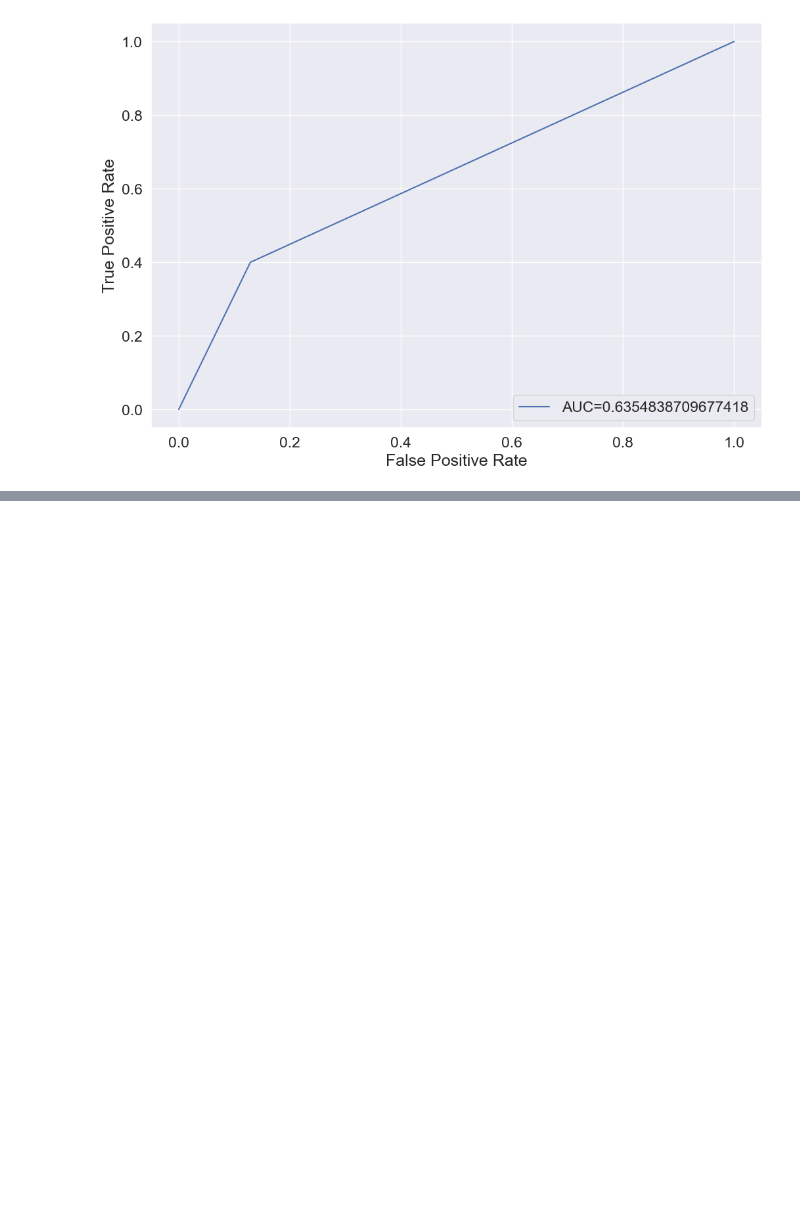
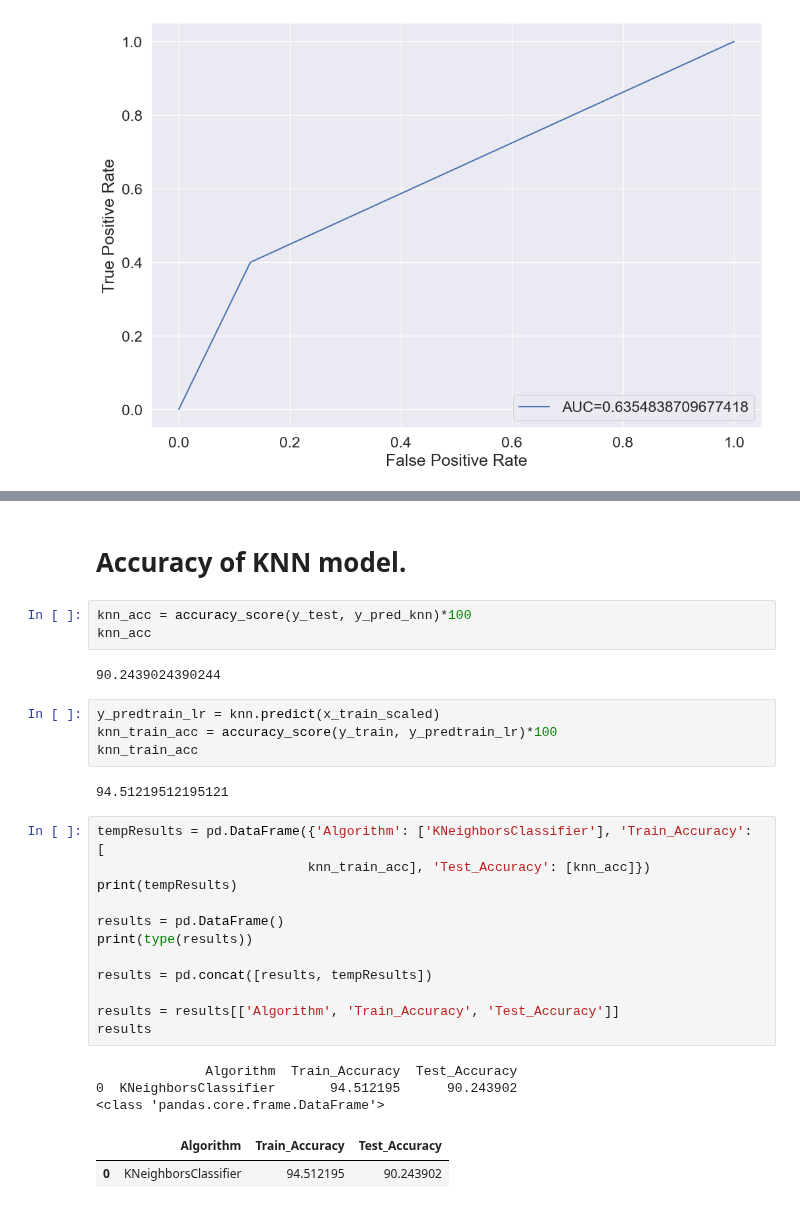
Before and after one commit to n8fury/MVP_Predictor-T20_Mens_Worldcup_2022, a Jupyter notebook: Notebooks/models.ipynb, the cells around one changed output, grey strips where cells are left out. Saved outputs shown, nothing was run; the diff lists cells and outputs as text; blank space fills up the shorter version.

```diff
--- a/Notebooks/models.ipynb
+++ b/Notebooks/models.ipynb
@@ -400,0 +435,31 @@ plt.show()
+# %% [markdown]
+# Accuracy of KNN model.
+# %%
+knn_acc = accuracy_score(y_test, y_pred_knn)*100
+knn_acc
+# %% [output]
+90.2439024390244
+# %%
+y_predtrain_lr = knn.predict(x_train_scaled)
+knn_train_acc = accuracy_score(y_train, y_predtrain_lr)*100
+knn_train_acc
+# %% [output]
+94.51219512195121
+# %%
+tempResults = pd.DataFrame({'Algorithm': ['KNeighborsClassifier'], 'Train_Accuracy': [
+                           knn_train_acc], 'Test_Accuracy': [knn_acc]})
+print(tempResults)
+
+results = pd.DataFrame()
+print(type(results))
+
+results = pd.concat([results, tempResults])
+
+results = results[['Algorithm', 'Train_Accuracy', 'Test_Accuracy']]
+results
+# %% [output]
+              Algorithm  Train_Accuracy  Test_Accuracy
+0  KNeighborsClassifier       94.512195      90.243902
+<class 'pandas.core.frame.DataFrame'>
+|  | Algorithm | Train_Accuracy | Test_Accuracy |
+| 0 | KNeighborsClassifier | 94.512195 | 90.243902 |
```
Also changed, not shown: parts of 9 cells of this notebook.
